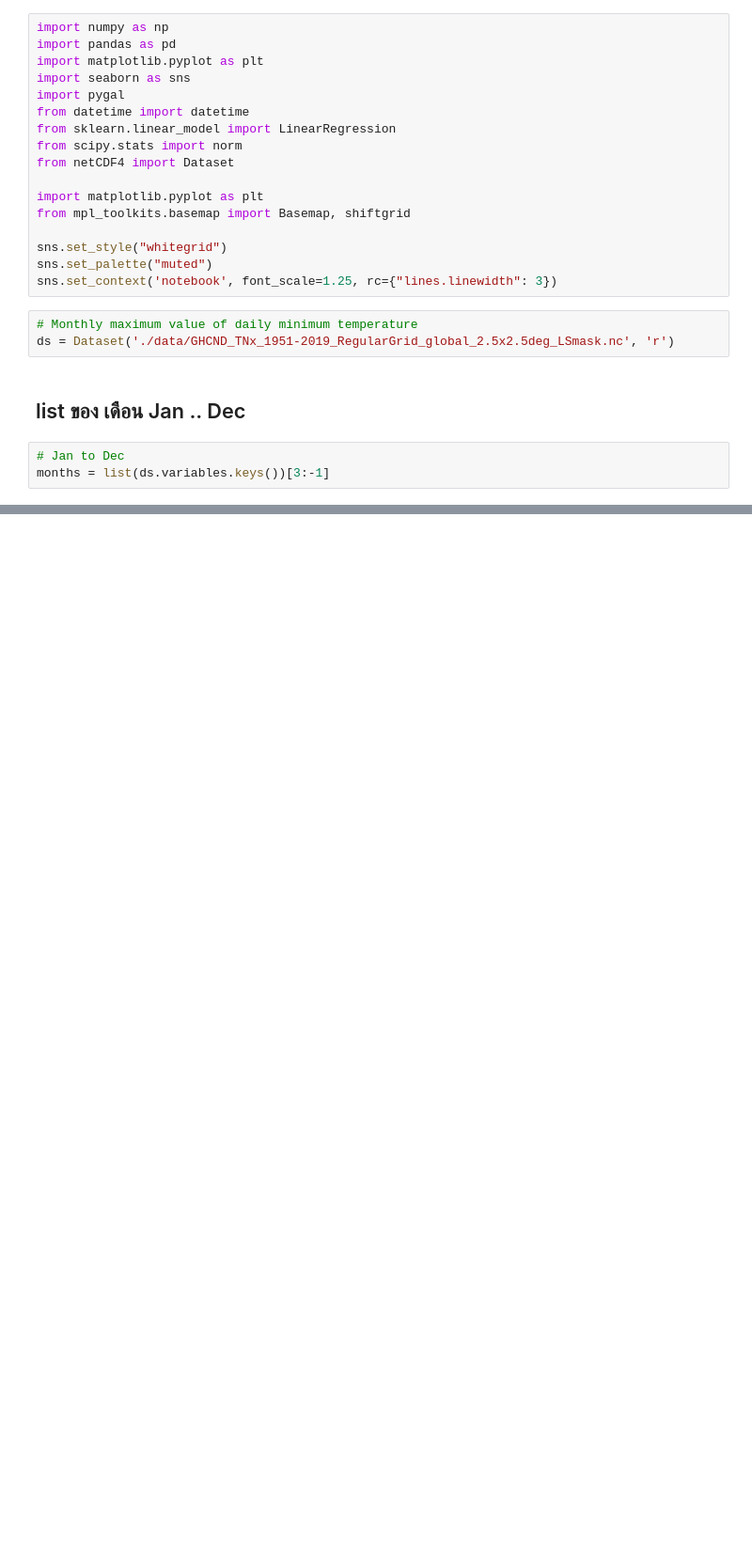
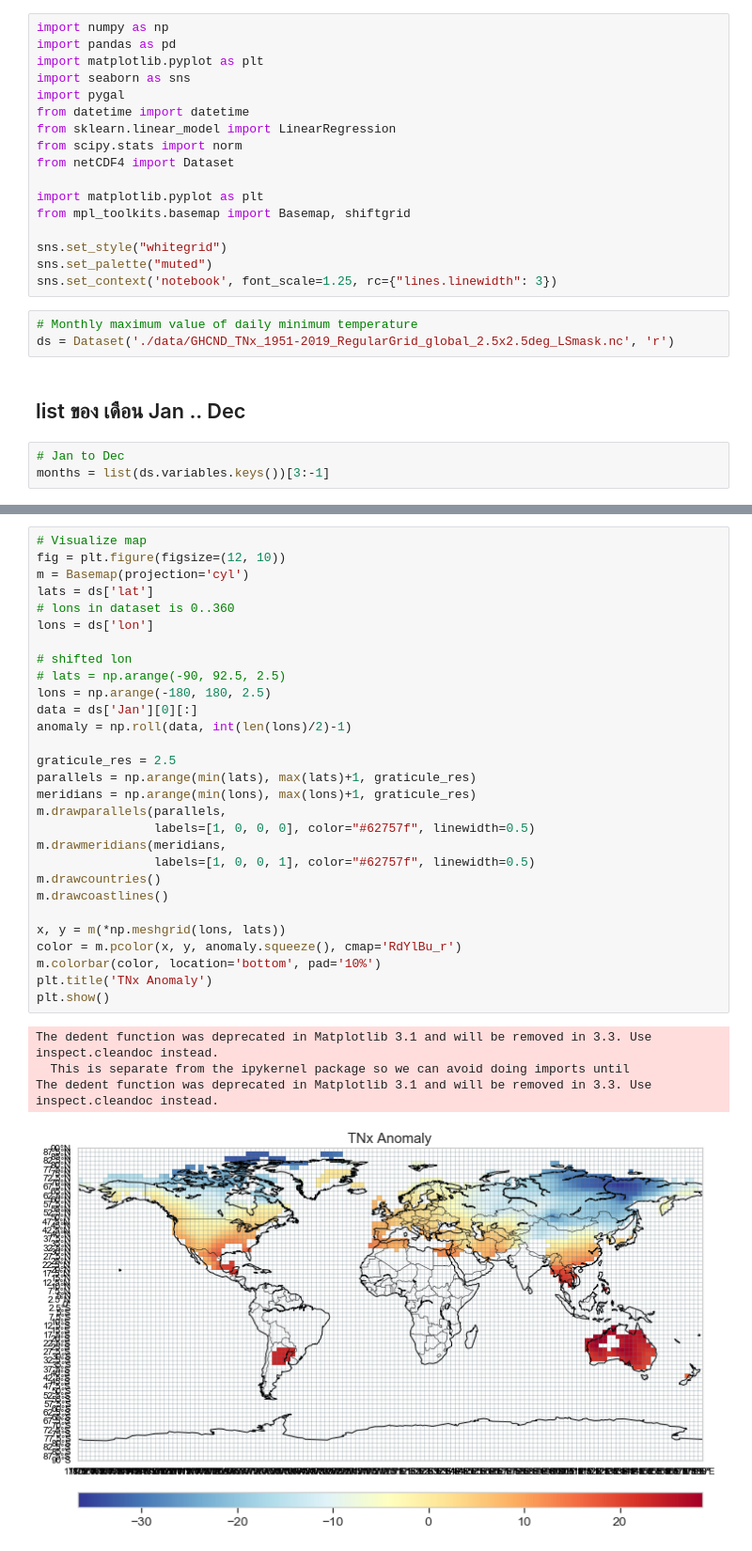
Before and after one commit to vyesubabu/climate-simple-plot, a Jupyter notebook: anomaly_plot.ipynb, the cells around one changed output, grey strips where cells are left out. Shown: that part at 94% size. Cells and saved outputs as stored; diff of their text form; blank space fills up the shorter version.

```diff
--- a/anomaly_plot.ipynb
+++ b/anomaly_plot.ipynb
@@ -93,0 +110,34 @@ plt.savefig('anomaly_plot.png', dpi=150)
+# %%
+# Visualize map
+fig = plt.figure(figsize=(12, 10))
+m = Basemap(projection='cyl')
+lats = ds['lat']
+# lons in dataset is 0..360
+lons = ds['lon']
+
+# shifted lon
+# lats = np.arange(-90, 92.5, 2.5)
+lons = np.arange(-180, 180, 2.5)
+data = ds['Jan'][0][:]
+anomaly = np.roll(data, int(len(lons)/2)-1)
+
+graticule_res = 2.5
+parallels = np.arange(min(lats), max(lats)+1, graticule_res)
+meridians = np.arange(min(lons), max(lons)+1, graticule_res)
+m.drawparallels(parallels,
+                labels=[1, 0, 0, 0], color="#62757f", linewidth=0.5)
+m.drawmeridians(meridians,
+                labels=[1, 0, 0, 1], color="#62757f", linewidth=0.5)
+m.drawcountries()
+m.drawcoastlines()
+
+x, y = m(*np.meshgrid(lons, lats))
+color = m.pcolor(x, y, anomaly.squeeze(), cmap='RdYlBu_r')
+m.colorbar(color, location='bottom', pad='10%')
+plt.title('TNx Anomaly')
+plt.show()
+# %% [output]
+The dedent function was deprecated in Matplotlib 3.1 and will be removed in 3.3. Use inspect.cleandoc instead.
+  This is separate from the ipykernel package so we can avoid doing imports until
+The dedent function was deprecated in Matplotlib 3.1 and will be removed in 3.3. Use inspect.cleandoc instead.
+[figure, added]
```
Also changed, not shown: parts of 14 cells of this notebook, 2 other files.
